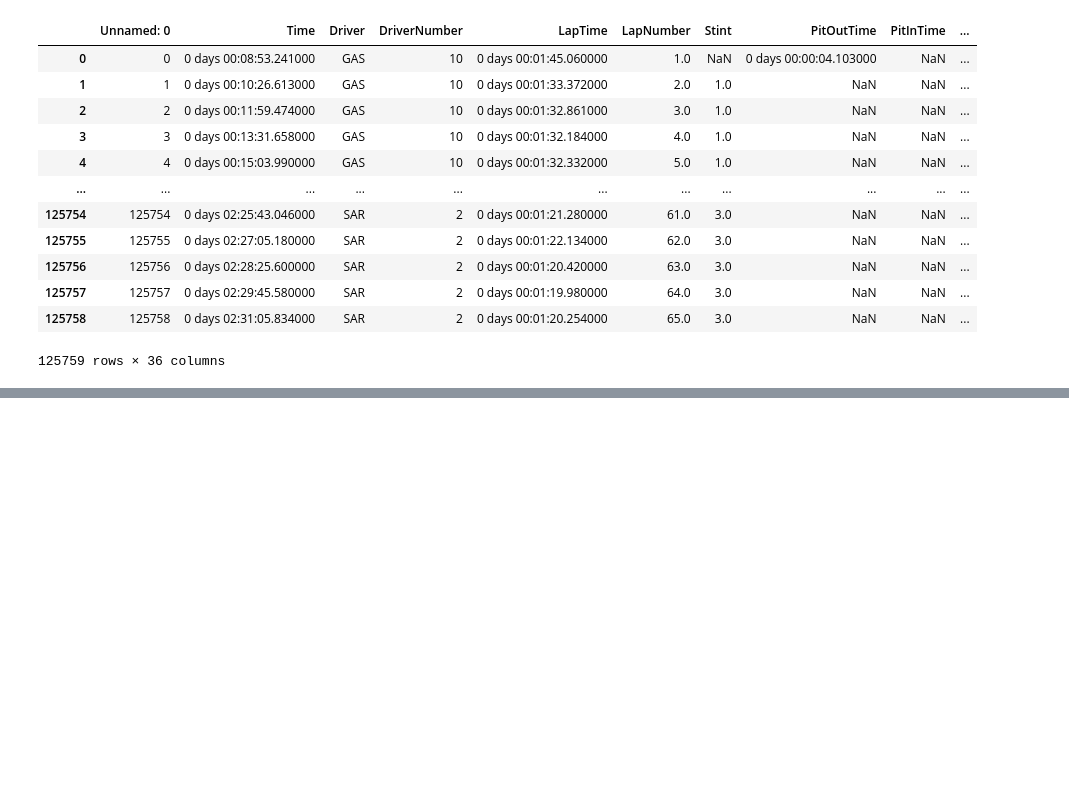
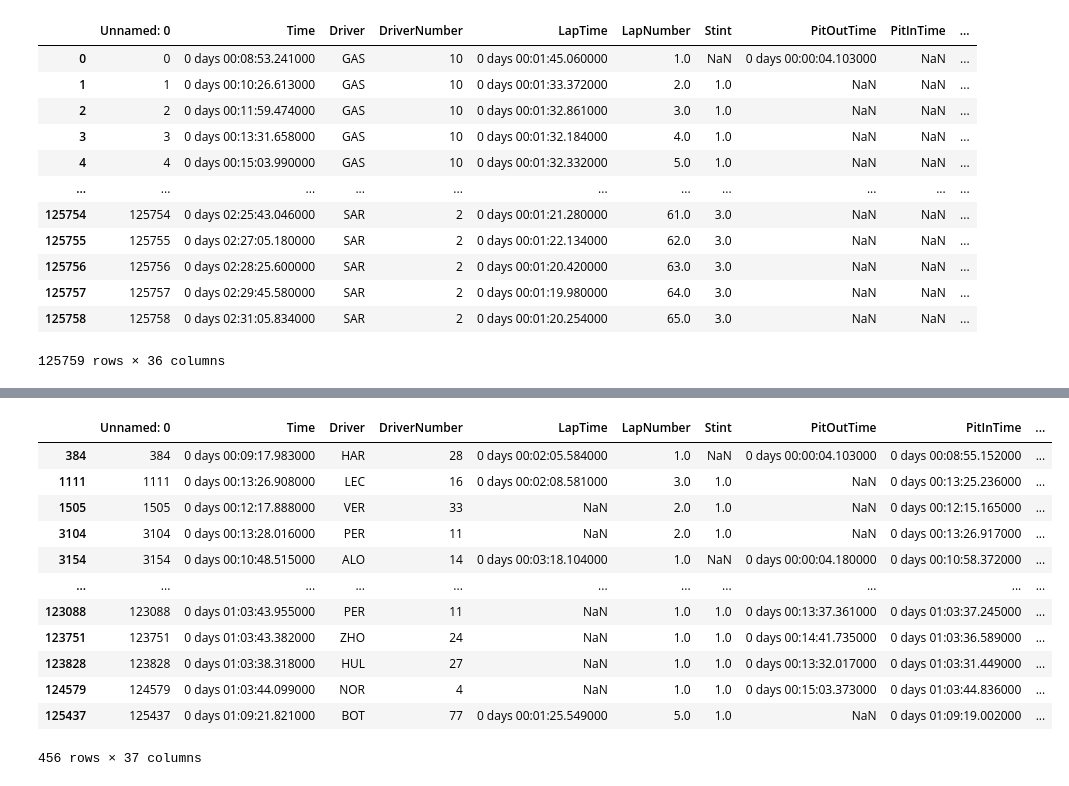
Before and after one commit to le-dav/f1-binottor, a Jupyter notebook: notebooks/early_pitting.ipynb, the cells around one changed output, grey strips where cells are left out. Saved outputs shown, nothing was run; the diff lists cells and outputs as text; code cells hidden in the pictures; blank space fills up the shorter version.

```diff
--- a/notebooks/early_pitting.ipynb
+++ b/notebooks/early_pitting.ipynb
@@ -131,0 +145,2 @@ real_final_df
+# %%
+early_pit_stops["Driver_Location_Year"] = early_pit_stops["Driver"] + early_pit_stops["Location"] + early_pit_stops["Year"].map(str)
@@ -131,0 +153,16 @@ real_final_df
+# %%
+early_pit_stops
+# %% [output]
+|  | Unnamed: 0 | Time | Driver | DriverNumber | LapTime | LapNumber | Stint | PitOutTime | PitInTime | ... |
+| 384 | 384 | 0 days 00:09:17.983000 | HAR | 28 | 0 days 00:02:05.584000 | 1.0 | NaN | 0 days 00:00:04.103000 | 0 days 00:08:55.152000 | ... |
+| 1111 | 1111 | 0 days 00:13:26.908000 | LEC | 16 | 0 days 00:02:08.581000 | 3.0 | 1.0 | NaN | 0 days 00:13:25.236000 | ... |
+| 1505 | 1505 | 0 days 00:12:17.888000 | VER | 33 | NaN | 2.0 | 1.0 | NaN | 0 days 00:12:15.165000 | ... |
+| 3104 | 3104 | 0 days 00:13:28.016000 | PER | 11 | NaN | 2.0 | 1.0 | NaN | 0 days 00:13:26.917000 | ... |
+| 3154 | 3154 | 0 days 00:10:48.515000 | ALO | 14 | 0 days 00:03:18.104000 | 1.0 | NaN | 0 days 00:00:04.180000 | 0 days 00:10:58.372000 | ... |
+| ... | ... | ... | ... | ... | ... | ... | ... | ... | ... | ... |
+| 123088 | 123088 | 0 days 01:03:43.955000 | PER | 11 | NaN | 1.0 | 1.0 | 0 days 00:13:37.361000 | 0 days 01:03:37.245000 | ... |
+| 123751 | 123751 | 0 days 01:03:43.382000 | ZHO | 24 | NaN | 1.0 | 1.0 | 0 days 00:14:41.735000 | 0 days 01:03:36.589000 | ... |
+| 123828 | 123828 | 0 days 01:03:38.318000 | HUL | 27 | NaN | 1.0 | 1.0 | 0 days 00:13:32.017000 | 0 days 01:03:31.449000 | ... |
+| 124579 | 124579 | 0 days 01:03:44.099000 | NOR | 4 | NaN | 1.0 | 1.0 | 0 days 00:15:03.373000 | 0 days 01:03:44.836000 | ... |
+| 125437 | 125437 | 0 days 01:09:21.821000 | BOT | 77 | 0 days 00:01:25.549000 | 5.0 | 1.0 | NaN | 0 days 01:09:19.002000 | ... |
+456 rows × 37 columns
```
Also changed, not shown: parts of 5 cells of this notebook.
